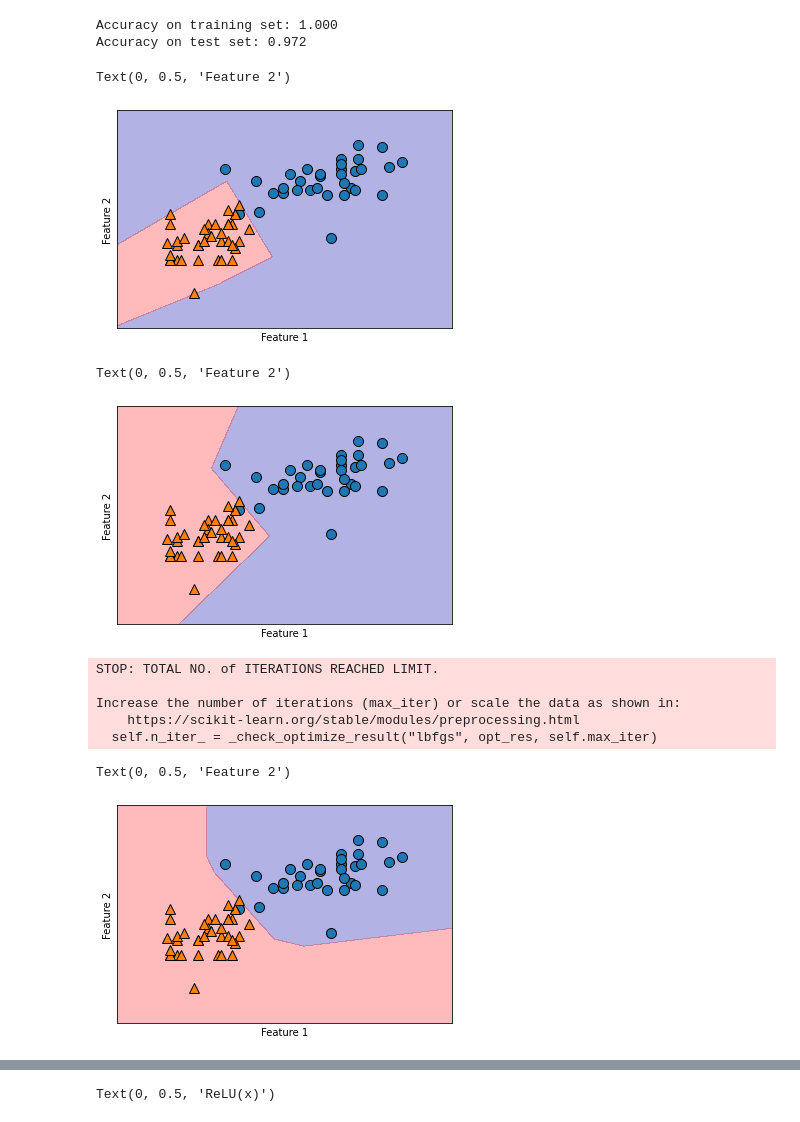
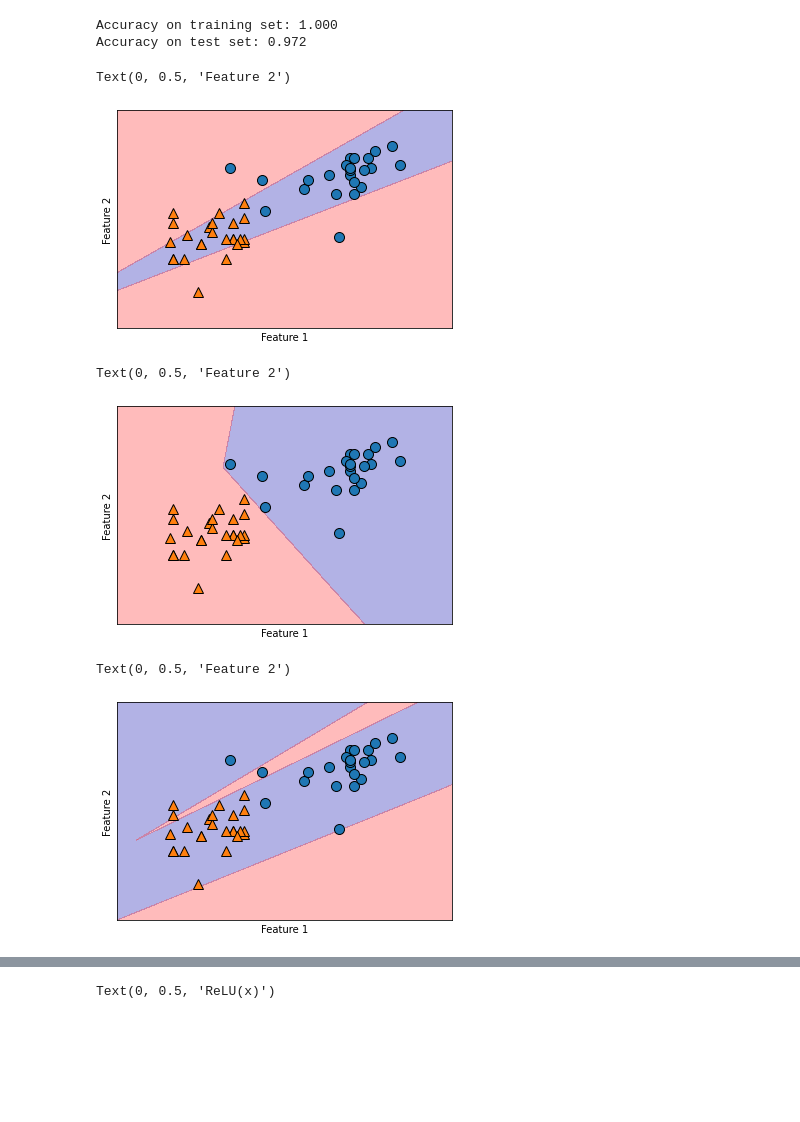
Before and after one commit to yattinda/scikit-learn, a Jupyter notebook: neural_network_test.ipynb, the cells around one changed output, grey strips where cells are left out. Drawn from its saved outputs; the diff is of its cells as text; code cells hidden in the pictures; blank space fills up the shorter version.

Commit message:
Fix sample data

```diff
--- a/neural_network_test.ipynb
+++ b/neural_network_test.ipynb
@@ -251,42 +251,36 @@ print("Accuracy on test set: {:.3f}".format(mlp.score(X_test_scaled, y_test)))
 Accuracy on training set: 1.000
 Accuracy on test set: 0.972
 # %%
-donguri = pd.read_csv('./donguri.csv', header = None)
+donguri = pd.read_csv('./donguri2.csv', header = None)
 arr = donguri.values
 X = arr[:,:-1]
 y = arr[:,-1]
 X = (X * 10).astype('int')
 y = (y * 10).astype('int')
-X_train, X_test, y_train, y_test = train_test_split(X, y, test_size=0.2, random_state=0)
-mlp = MLPClassifier(solver = "lbfgs", random_state = 0, hidden_layer_sizes = [10]).fit(X_train, y_train)
-mglearn.plots.plot_2d_separator(mlp, X_train, fill = True, alpha = .3)
-mglearn.discrete_scatter(X_train[:, 0], X_train[:, 1], y_train)
+mlp = MLPClassifier(solver = "lbfgs", random_state = 0, hidden_layer_sizes = [10]).fit(X, y)
+mglearn.plots.plot_2d_separator(mlp, X, fill = True, alpha = .3)
+mglearn.discrete_scatter(X[:, 0], X[:, 1], y)
 plt.xlabel("Feature 1")
 plt.ylabel("Feature 2")
 # %% [output]
 Text(0, 0.5, 'Feature 2')
-[figure, old version]
+[figure, new version]
 # %%
-mlp = MLPClassifier(solver = "lbfgs", random_state = 0, hidden_layer_sizes = [10, 10]).fit(X_train, y_train)
-mglearn.plots.plot_2d_separator(mlp, X_train, fill = True, alpha = .3)
-mglearn.discrete_scatter(X_train[:, 0], X_train[:, 1], y_train)
+mlp = MLPClassifier(solver = "lbfgs", random_state = 0, hidden_layer_sizes = [10, 10]).fit(X, y)
+mglearn.plots.plot_2d_separator(mlp, X, fill = True, alpha = .3)
+mglearn.discrete_scatter(X[:, 0], X[:, 1], y)
 plt.xlabel("Feature 1")
 plt.ylabel("Feature 2")
 # %% [output]
 Text(0, 0.5, 'Feature 2')
-[figure, old version]
+[figure, new version]
 # %%
-mlp = MLPClassifier(solver = "lbfgs", random_state = 0, hidden_layer_sizes = [100]).fit(X_train, y_train)
-mglearn.plots.plot_2d_separator(mlp, X_train, fill = True, alpha = .3)
-mglearn.discrete_scatter(X_train[:, 0], X_train[:, 1], y_train)
+mlp = MLPClassifier(solver = "lbfgs", random_state = 0, hidden_layer_sizes = [100]).fit(X, y)
+mglearn.plots.plot_2d_separator(mlp, X, fill = True, alpha = .3)
+mglearn.discrete_scatter(X[:, 0], X[:, 1], y)
 plt.xlabel("Feature 1")
 plt.ylabel("Feature 2")
 # %% [output]
-STOP: TOTAL NO. of ITERATIONS REACHED LIMIT.
-
-Increase the number of iterations (max_iter) or scale the data as shown in:
-    https://scikit-learn.org/stable/modules/preprocessing.html
-  self.n_iter_ = _check_optimize_result("lbfgs", opt_res, self.max_iter)
+Text(0, 0.5, 'Feature 2')
-Text(0, 0.5, 'Feature 2')
-[figure, old version]
+[figure, new version]
 # %%
```
Also changed, not shown: parts of 12 cells of this notebook.
